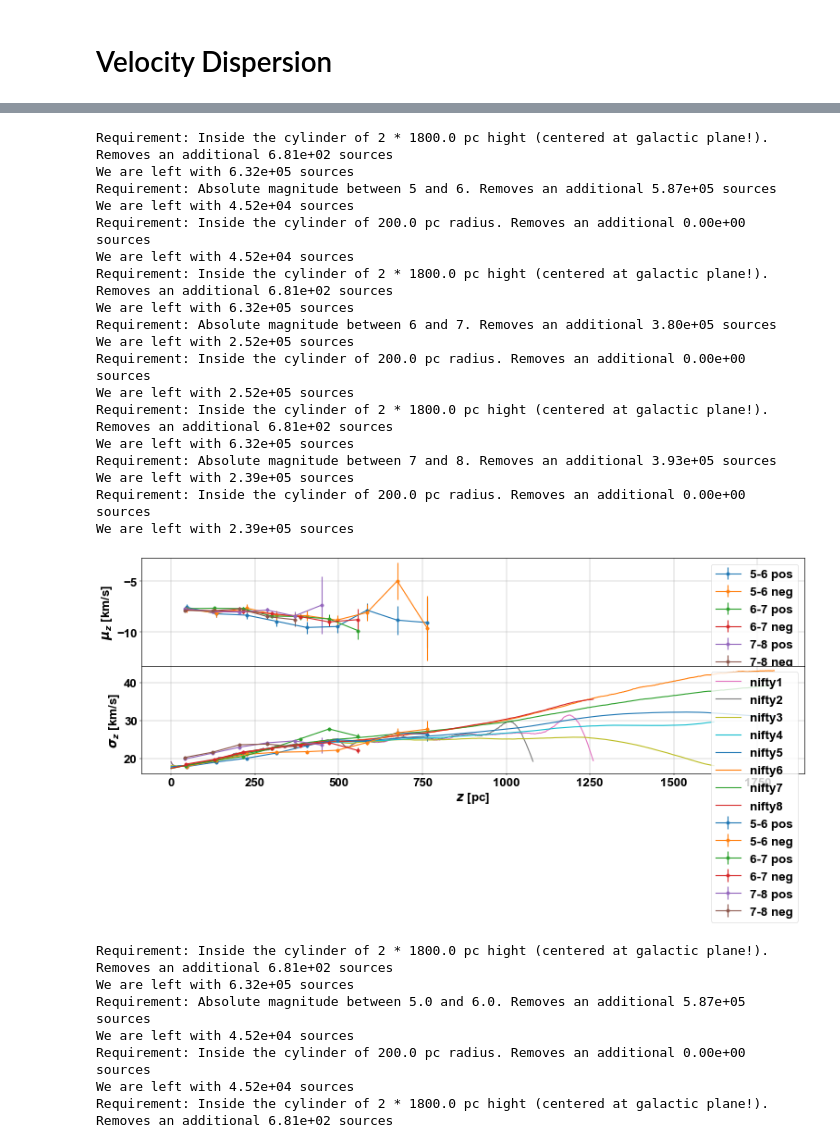
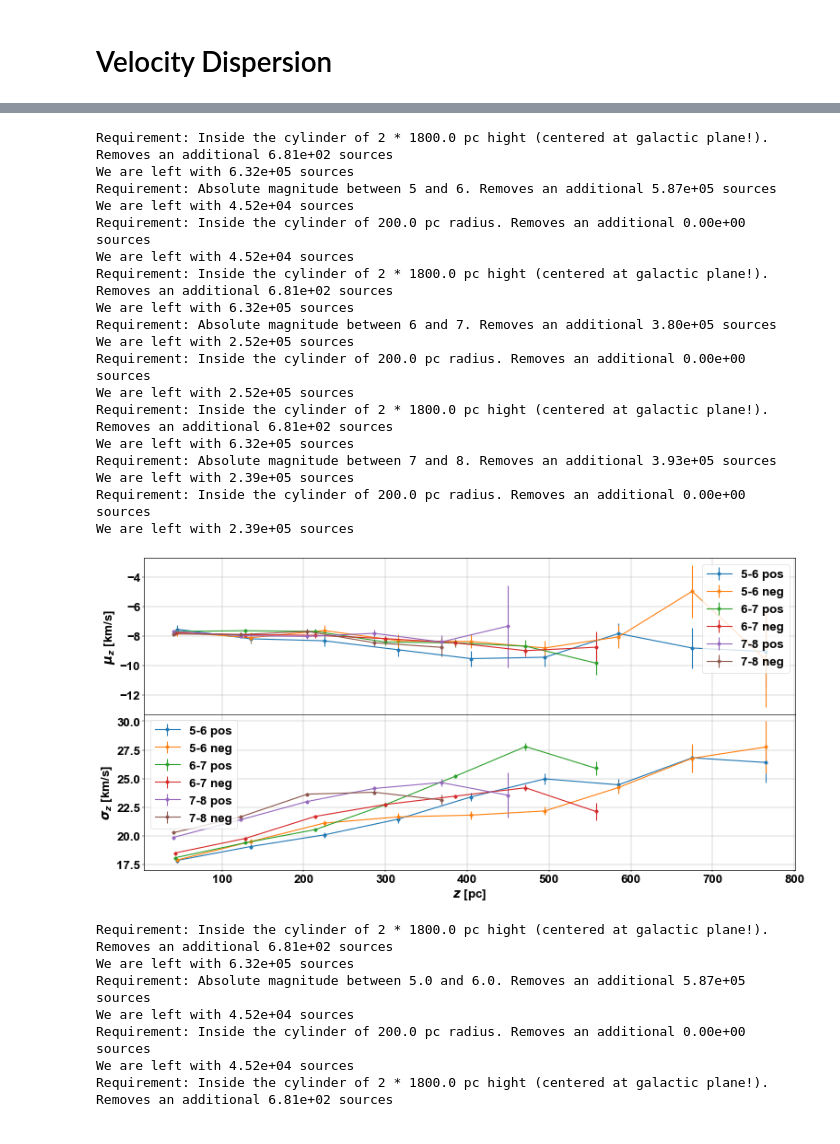
Before and after one commit to rubba0220/Bachelorarbeit, a Jupyter notebook: GaiaDR3_Data.ipynb, the cells around one changed output, grey strips where cells are left out. Cells and saved outputs as stored; diff of their text form; code cells hidden in the pictures.

```diff
--- a/GaiaDR3_Data.ipynb
+++ b/GaiaDR3_Data.ipynb
@@ -350,8 +350,8 @@ def compute_vz(plx, ra, dec, vlos, pm_ra, pm_dec,):
 # %% [markdown]
 # Velocity Dispersion
 # %%
-am_min = 5.0
-am_max = 7.0
+am_min = 7.0
+am_max = 8.0
 tab_filtered = filtration(am_min, am_max)
 l_np, b_np, ra_np, ra_error_np, dec_np, dec_error_np, parallax_np, parallax_error_np, pmra_np, pmra_error_np, pmdec_np, pmdec_error_np, phot_g_mean_mag_np, teff_gspphot_np, bp_rp_np, radial_velocity_np, radial_velocity_error_np = arrays(tab_filtered)
 
@@ -418,7 +418,7 @@ fig.subplots_adjust(hspace=0.0)
 fig.set_dpi(40)
 plt.show()
 
-df = pd.DataFrame({'z': np.abs(z_np)[hasv], 'v2': v2})
+df = pd.DataFrame({'z': z_np[hasv], 'v2': v2})
 
 # Create a text file
 df.to_csv(f'real data/v2_{am_min:.0f}{am_max:.0f}.txt', index=False, sep=',', header=True)
@@ -492,47 +492,47 @@ for am, n_bin in zip([[5,6], [6,7], [7,8]], [40, 42, 44]):
     ax[0].errorbar(abs(z[neg]), vz_means[neg], yerr=evz_means[neg], marker='o',label=f"{am[0]}-{am[1]} neg")
     ax[1].errorbar(z[pos], vz_stds[pos], yerr=evz_stds[pos], marker='o', label=f"{am[0]}-{am[1]} pos")
     ax[1].errorbar(abs(z[neg]), vz_stds[neg], yerr=evz_stds[neg], marker='o', label=f"{am[0]}-{am[1]} neg")
-ax[1].plot(np.linspace(0, 1260, 1261), jnp.sqrt(cf1), label='nifty1')
-ax[1].plot(np.linspace(0, 1080, 1081), jnp.sqrt(cf2), label='nifty2')
-ax[1].plot(np.linspace(0, 1620, 1621), jnp.sqrt(cf3), label='nifty3')
-ax[1].plot(np.linspace(0, 1620, 1621), jnp.sqrt(cf4), label='nifty4')
-ax[1].plot(np.linspace(0, 1800, 1801), jnp.sqrt(cf5), label='nifty5')
-ax[1].plot(np.linspace(0, 1800, 1801), jnp.sqrt(cf6), label='nifty6')
-ax[1].plot(np.linspace(0, 1800, 1801), jnp.sqrt(cf7), label='nifty7')
-ax[1].plot(np.linspace(0, 1260, 1261), jnp.sqrt(cf8), label='nifty8')
+# ax[1].plot(np.linspace(0, 1260, 1261), jnp.sqrt(cf1), label='nifty1')
+# ax[1].plot(np.linspace(0, 1080, 1081), jnp.sqrt(cf2), label='nifty2')
+# ax[1].plot(np.linspace(0, 1620, 1621), jnp.sqrt(cf3), label='nifty3')
+# ax[1].plot(np.linspace(0, 1620, 1621), jnp.sqrt(cf4), label='nifty4')
+# ax[1].plot(np.linspace(0, 1800, 1801), jnp.sqrt(cf5), label='nifty5')
+# ax[1].plot(np.linspace(0, 1800, 1801), jnp.sqrt(cf6), label='nifty6')
+# ax[1].plot(np.linspace(0, 1800, 1801), jnp.sqrt(cf7), label='nifty7')
+# ax[1].plot(np.linspace(0, 1260, 1261), jnp.sqrt(cf8), label='nifty8')
 ax[0].set_xlabel(r"$z$ [pc]")
 ax[0].set_ylabel(r"$\mu_z$ [km/s]")
 ax[0].grid()
 ax[0].legend()
 ax[1].set_xlabel(r"$z$ [pc]")
 ax[1].set_ylabel(r"$\sigma_z$ [km/s]")
 ax[1].grid()
 ax[1].legend()
 plt.tight_layout()
 fig.subplots_adjust(hspace=0.0)
 plt.savefig("Plots/Vertical_velocity_dispersion_comparison.png")
 fig.set_dpi(40)
 plt.show()
 # %% [output]
 Requirement: Inside the cylinder of 2 * 1800.0 pc hight (centered at galactic plane!). Removes an additional 6.81e+02 sources
 We are left with 6.32e+05 sources
 Requirement: Absolute magnitude between 5 and 6. Removes an additional 5.87e+05 sources
 We are left with 4.52e+04 sources
 Requirement: Inside the cylinder of 200.0 pc radius. Removes an additional 0.00e+00 sources
 We are left with 4.52e+04 sources
 Requirement: Inside the cylinder of 2 * 1800.0 pc hight (centered at galactic plane!). Removes an additional 6.81e+02 sources
 We are left with 6.32e+05 sources
 Requirement: Absolute magnitude between 6 and 7. Removes an additional 3.80e+05 sources
 We are left with 2.52e+05 sources
 Requirement: Inside the cylinder of 200.0 pc radius. Removes an additional 0.00e+00 sources
 We are left with 2.52e+05 sources
 Requirement: Inside the cylinder of 2 * 1800.0 pc hight (centered at galactic plane!). Removes an additional 6.81e+02 sources
 We are left with 6.32e+05 sources
 Requirement: Absolute magnitude between 7 and 8. Removes an additional 3.93e+05 sources
 We are left with 2.39e+05 sources
 Requirement: Inside the cylinder of 200.0 pc radius. Removes an additional 0.00e+00 sources
 We are left with 2.39e+05 sources
-[figure, old version]
+[figure, new version]
 # %%
 def Verarbeitung(am_min, am_max, n_bin, range, Plot):
     # Histogram in z
```
Also changed, not shown: parts of 1 cell of this notebook, 22 other files.
